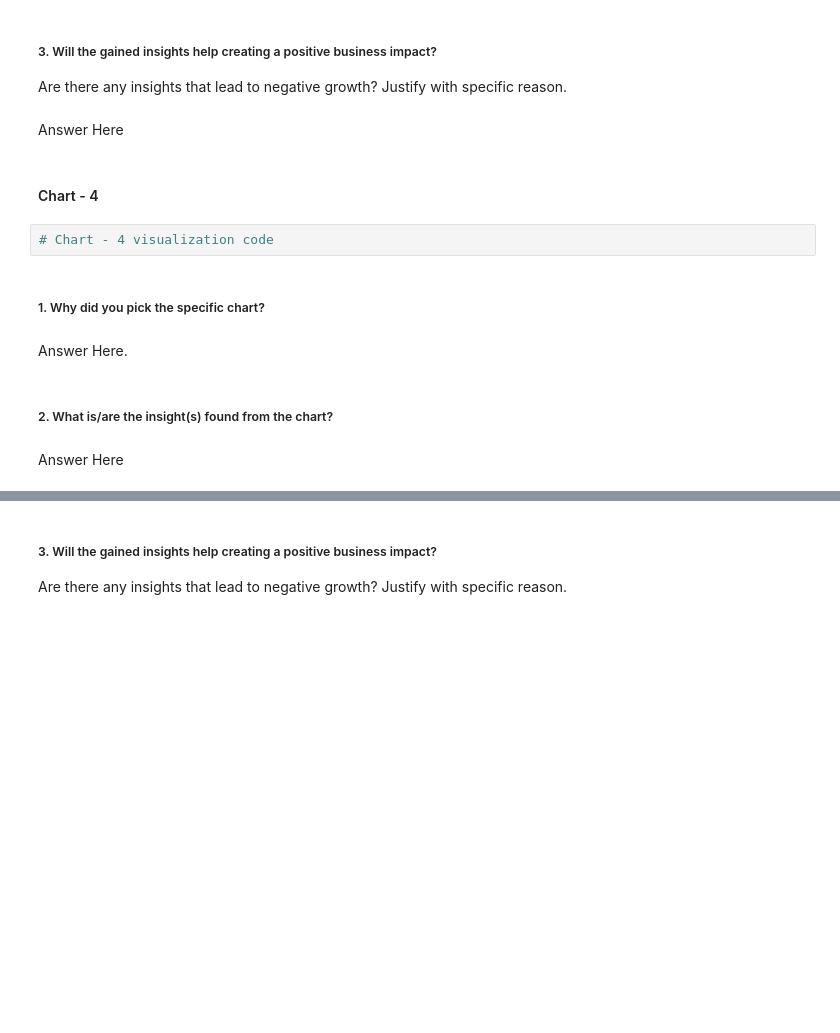
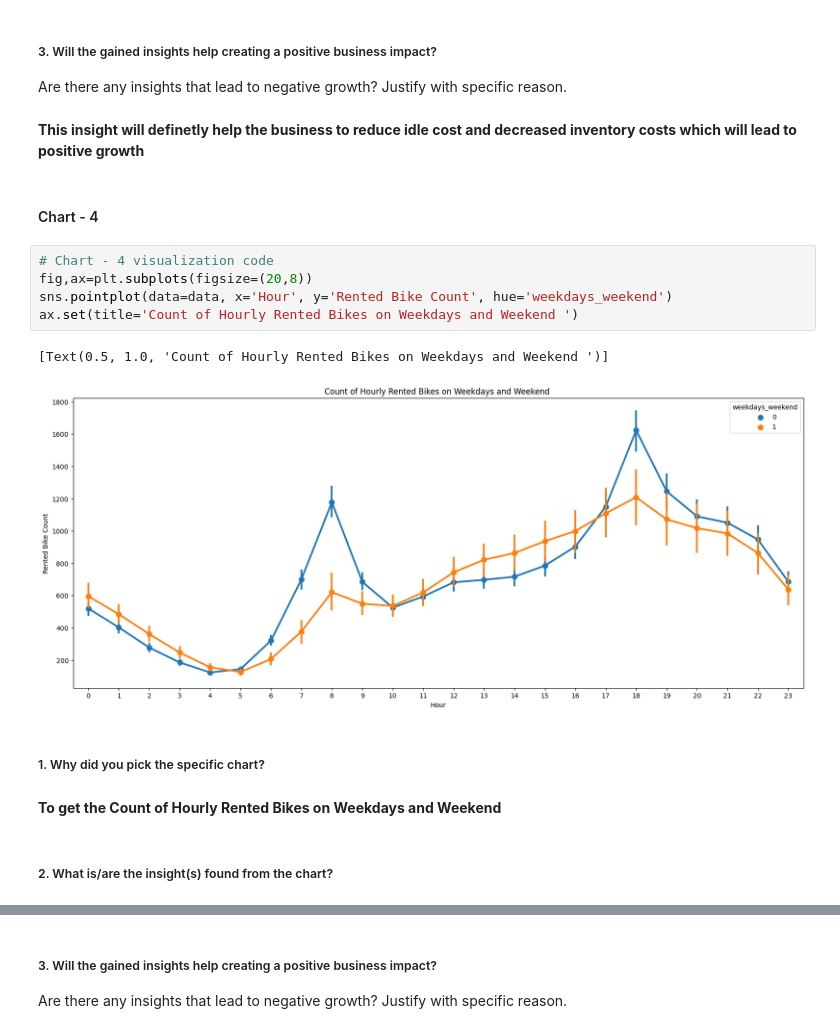
Before and after one commit to AkshayAI007/Predicting-Bike-sharing-demand-using-Machine-learning-, a Jupyter notebook: Seoul Bike Sharing Demand Prediction.ipynb, the cells around one changed output, grey strips where cells are left out. Cells and saved outputs as stored; diff of their text form; blank space fills up the shorter version.

```diff
--- a/Seoul Bike Sharing Demand Prediction.ipynb
+++ b/Seoul Bike Sharing Demand Prediction.ipynb
@@ -492,17 +497,21 @@ Answer Here
 # %% [markdown]
 ##### 3. Will the gained insights help creating a positive business impact?
 Are there any insights that lead to negative growth? Justify with specific reason.
-# %% [markdown]
-Answer Here
+# %% [markdown]
+**This insight will definetly help the business to reduce idle cost and decreased inventory costs which will lead to positive growth**
 # %% [markdown]
 #### Chart - 4
-# %%
-# Chart - 4 visualization code
+# %%
+# Chart - 4 visualization code
+fig,ax=plt.subplots(figsize=(20,8))
+sns.pointplot(data=data, x='Hour', y='Rented Bike Count', hue='weekdays_weekend')
+ax.set(title='Count of Hourly Rented Bikes on Weekdays and Weekend ')
+# %% [output]
+[Text(0.5, 1.0, 'Count of Hourly Rented Bikes on Weekdays and Weekend ')]
+[figure, added]
 # %% [markdown]
 ##### 1. Why did you pick the specific chart?
-# %% [markdown]
-Answer Here.
+# %% [markdown]
+**To get the Count of Hourly Rented Bikes on Weekdays and Weekend**
 # %% [markdown]
 ##### 2. What is/are the insight(s) found from the chart?
-# %% [markdown]
-Answer Here
```
Also changed, not shown: parts of 42 cells of this notebook.
